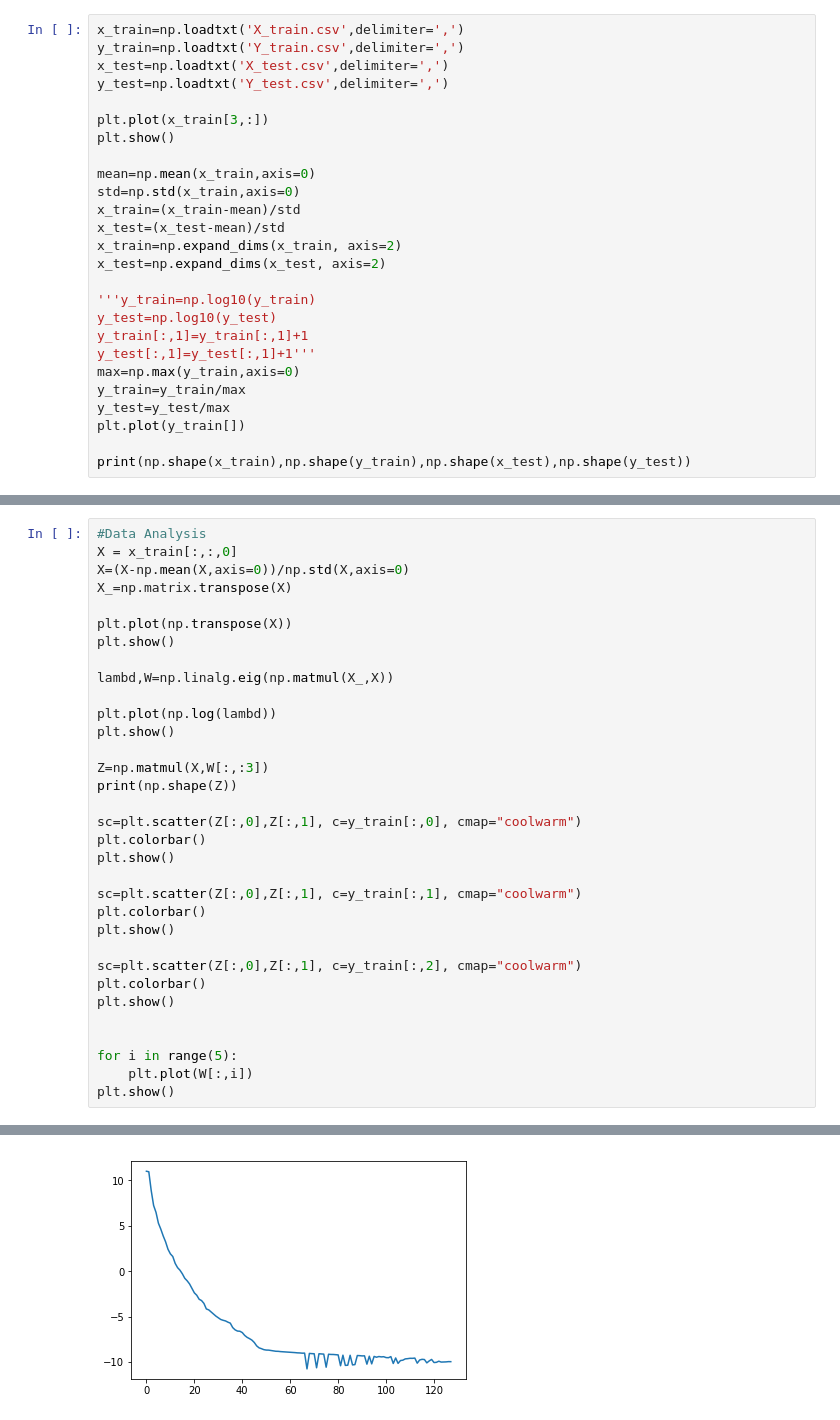
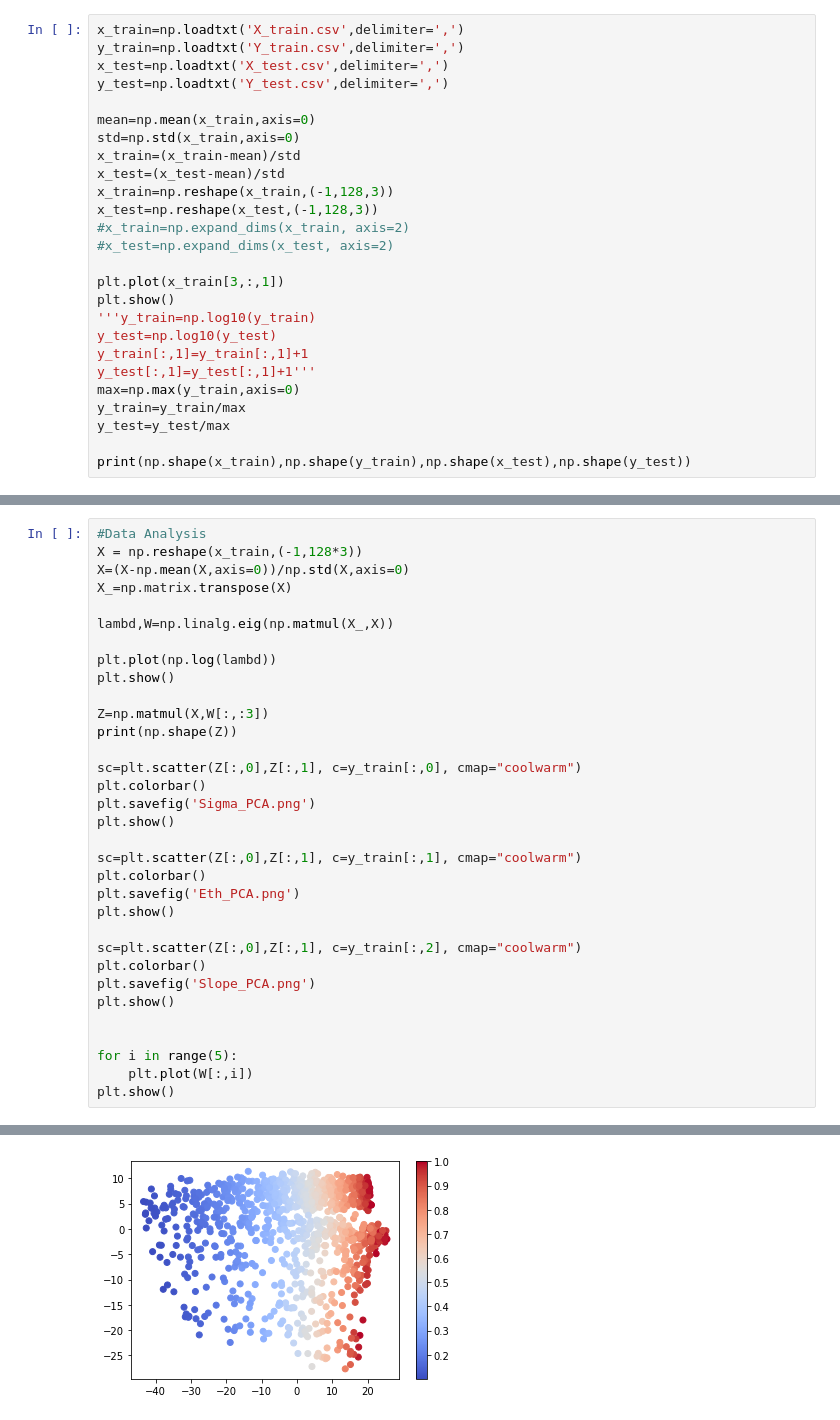
Before and after one commit to vinitX/ML_Scattering, a Jupyter notebook: ML/scattering_ML.ipynb, the cells around one changed output, grey strips where cells are left out. Cells and saved outputs as stored; diff of their text form.

```diff
--- a/ML/scattering_ML.ipynb
+++ b/ML/scattering_ML.ipynb
@@ -15,16 +17,17 @@ y_train=np.loadtxt('Y_train.csv',delimiter=',')
 x_test=np.loadtxt('X_test.csv',delimiter=',')
 y_test=np.loadtxt('Y_test.csv',delimiter=',')
 
-plt.plot(x_train[3,:])
-plt.show()
-
 mean=np.mean(x_train,axis=0)
 std=np.std(x_train,axis=0)
 x_train=(x_train-mean)/std
 x_test=(x_test-mean)/std
-x_train=np.expand_dims(x_train, axis=2)
-x_test=np.expand_dims(x_test, axis=2)
+x_train=np.reshape(x_train,(-1,128,3))
+x_test=np.reshape(x_test,(-1,128,3))
+#x_train=np.expand_dims(x_train, axis=2)
+#x_test=np.expand_dims(x_test, axis=2)
 
+plt.plot(x_train[3,:,1])
+plt.show()
 '''y_train=np.log10(y_train)
 y_test=np.log10(y_test)
 y_train[:,1]=y_train[:,1]+1
@@ -32,7 +35,6 @@ y_test[:,1]=y_test[:,1]+1'''
 max=np.max(y_train,axis=0)
 y_train=y_train/max
 y_test=y_test/max
-plt.plot(y_train[])
 
 print(np.shape(x_train),np.shape(y_train),np.shape(x_test),np.shape(y_test))
 # %% [output]
@@ -41,11 +43,8 @@ print(np.shape(x_train),np.shape(y_train),np.shape(x_test),np.shape(y_test))
 # %%
 #Data Analysis
-X = x_train[:,:,0]
+X = np.reshape(x_train,(-1,128*3))
 X=(X-np.mean(X,axis=0))/np.std(X,axis=0)
 X_=np.matrix.transpose(X)
-
-plt.plot(np.transpose(X))
-plt.show()
 
 lambd,W=np.linalg.eig(np.matmul(X_,X))
 
@@ -57,14 +56,17 @@ print(np.shape(Z))
 
 sc=plt.scatter(Z[:,0],Z[:,1], c=y_train[:,0], cmap="coolwarm")
 plt.colorbar()
+plt.savefig('Sigma_PCA.png')
 plt.show()
 
 sc=plt.scatter(Z[:,0],Z[:,1], c=y_train[:,1], cmap="coolwarm")
 plt.colorbar()
+plt.savefig('Eth_PCA.png')
 plt.show()
 
 sc=plt.scatter(Z[:,0],Z[:,1], c=y_train[:,2], cmap="coolwarm")
 plt.colorbar()
+plt.savefig('Slope_PCA.png')
 plt.show()
 
 
@@ -76 +79 @@ plt.show()
-[figure, old version]
+[figure, new version]
```
Also changed, not shown: parts of 8 cells of this notebook, 25 other files.
